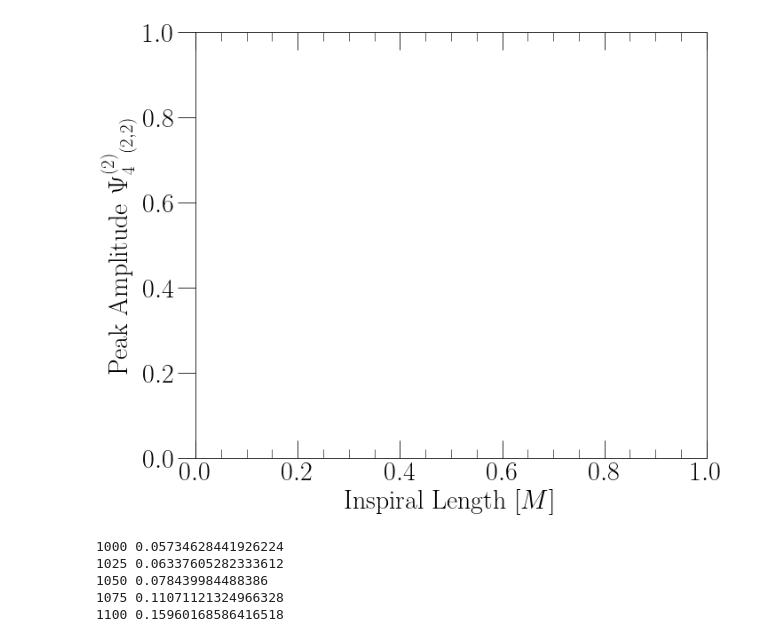
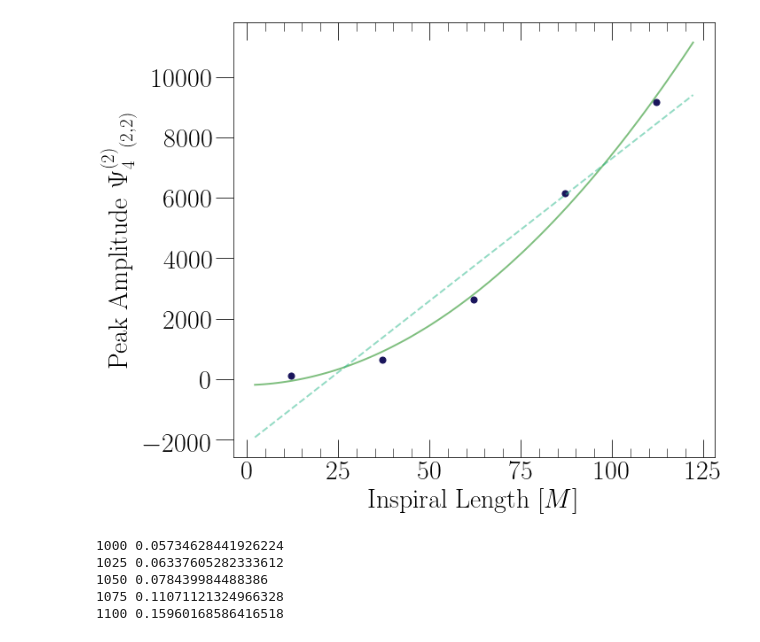
Before and after one commit to mariaokounkova/EDGB, a Jupyter notebook: NonSpinning/EDGB_GW.ipynb, the cells around one changed output. Cells and saved outputs as stored; diff of their text form; code cells hidden in the pictures.

```diff
--- a/NonSpinning/EDGB_GW.ipynb
+++ b/NonSpinning/EDGB_GW.ipynb
@@ -226,7 +228,7 @@ def PeakAmplitudesPlot():
     ramp = 25
 
     ## All runs
-    start_arr = [1000]
+    start_arr = [1000, 1025, 1050, 1075, 1100]
     figname = 'PeakAmplitude'
     figsize=(10,8)
 
@@ -253,45 +255,45 @@ def PeakAmplitudesPlot():
         (tp - (ts + tr))
         but then a ramp on portion with area tr/2.0 """
 
         length = t_merger - start - ramp/2.0 ## minus ramp time
         peak_amplitude = np.max(np.abs(data))
 
         return length, peak_amplitude
 
     for start in start_arr:
 
         length, peak_amplitude = GetData(start)
         lengths.append(length)
         peak_amplitudes.append(peak_amplitude)
 
     ## Fit a quadratic
-    #lengths = lengths[::-1]
-    #peak_amplitudes = peak_amplitudes[::-1]
-    #peak_amplitudes = peak_amplitudes[-5:]
-    #fit_lengths = np.linspace(lengths[0] - 10, lengths[-1] + 10, 100)
+    lengths = lengths[::-1]
+    peak_amplitudes = peak_amplitudes[::-1]
+    peak_amplitudes = peak_amplitudes[-5:]
+    fit_lengths = np.linspace(lengths[0] - 10, lengths[-1] + 10, 100)
 
-    #z = np.polyfit(lengths, peak_amplitudes, 2)
-    #p = np.poly1d(z)
-    #plt.plot(fit_lengths, p(fit_lengths), ls='-', color='green',label='Quadratic fit',alpha=0.5, lw=2.0)
+    z = np.polyfit(lengths, peak_amplitudes, 2)
+    p = np.poly1d(z)
+    plt.plot(fit_lengths, p(fit_lengths), ls='-', color='green',label='Quadratic fit',alpha=0.5, lw=2.0)
 
-    #z = np.polyfit(lengths, peak_amplitudes, 1)
-    #p = np.poly1d(z)
-    #plt.plot(fit_lengths, p(fit_lengths), ls='--', color='#2ab88b',label='Linear fit',alpha=0.5, lw=2.0)
+    z = np.polyfit(lengths, peak_amplitudes, 1)
+    p = np.poly1d(z)
+    plt.plot(fit_lengths, p(fit_lengths), ls='--', color='#2ab88b',label='Linear fit',alpha=0.5, lw=2.0)
 
-    #plt.scatter(lengths, peak_amplitudes, marker='.', s=200, color='#1a155c')
+    plt.scatter(lengths, peak_amplitudes, marker='.', s=200, color='#1a155c')
 
     #plt.axvline(lengths[0], color='black', ls='-.', lw=1.0)
     ax.set_xlabel('Inspiral Length $[M]$', fontsize=30)
     ax.set_ylabel('Peak Amplitude $\Psi_4^{(2)} {}_{(2,2)}$', fontsize=30)
     #plt.xlim(fit_lengths[0], fit_lengths[-1])
     #plt.legend(frameon=False, fontsize=25)
     plt.tight_layout()
     #plt.savefig(figname + '.pdf')
     plt.show()
 
 PeakAmplitudesPlot()
 # %% [output]
-[figure, old version]
+[figure, new version]
 # %%
 ## GR and EDGB together
 
```
Also changed, not shown: parts of 1 cell of this notebook.
